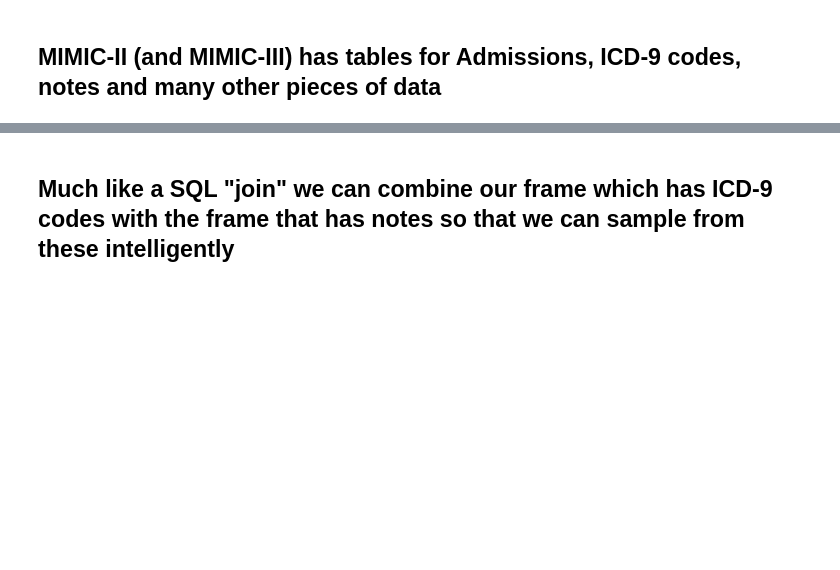
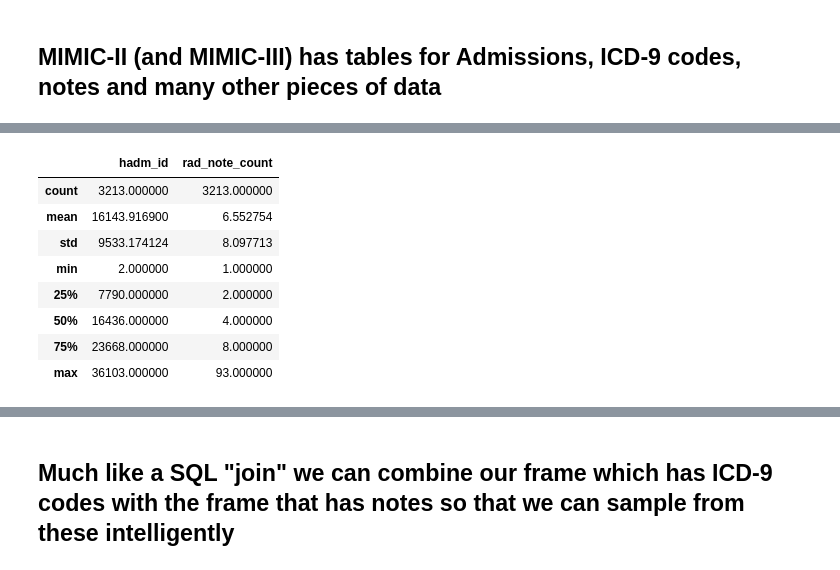
Before and after one commit to UUDeCART/decart_rule_based_nlp, a Jupyter notebook: 03_MIMICII_Chest_XRay_Reports.ipynb, the cells around one changed output, grey strips where cells are left out. Saved outputs shown, nothing was run; the diff lists cells and outputs as text; code cells hidden in the pictures; blank space fills up the shorter version.

```diff
--- a/03_MIMICII_Chest_XRay_Reports.ipynb
+++ b/03_MIMICII_Chest_XRay_Reports.ipynb
@@ -90,0 +161,12 @@ scipy.stats.describe(rad_note_counts)
+# %%
+visit_rad_report_count_df.describe()
+# %% [output]
+|  | hadm_id | rad_note_count |
+| count | 3213.000000 | 3213.000000 |
+| mean | 16143.916900 | 6.552754 |
+| std | 9533.174124 | 8.097713 |
+| min | 2.000000 | 1.000000 |
+| 25% | 7790.000000 | 2.000000 |
+| 50% | 16436.000000 | 4.000000 |
+| 75% | 23668.000000 | 8.000000 |
+| max | 36103.000000 | 93.000000 |
```
Also changed, not shown: parts of 28 cells of this notebook, 7 other files.
